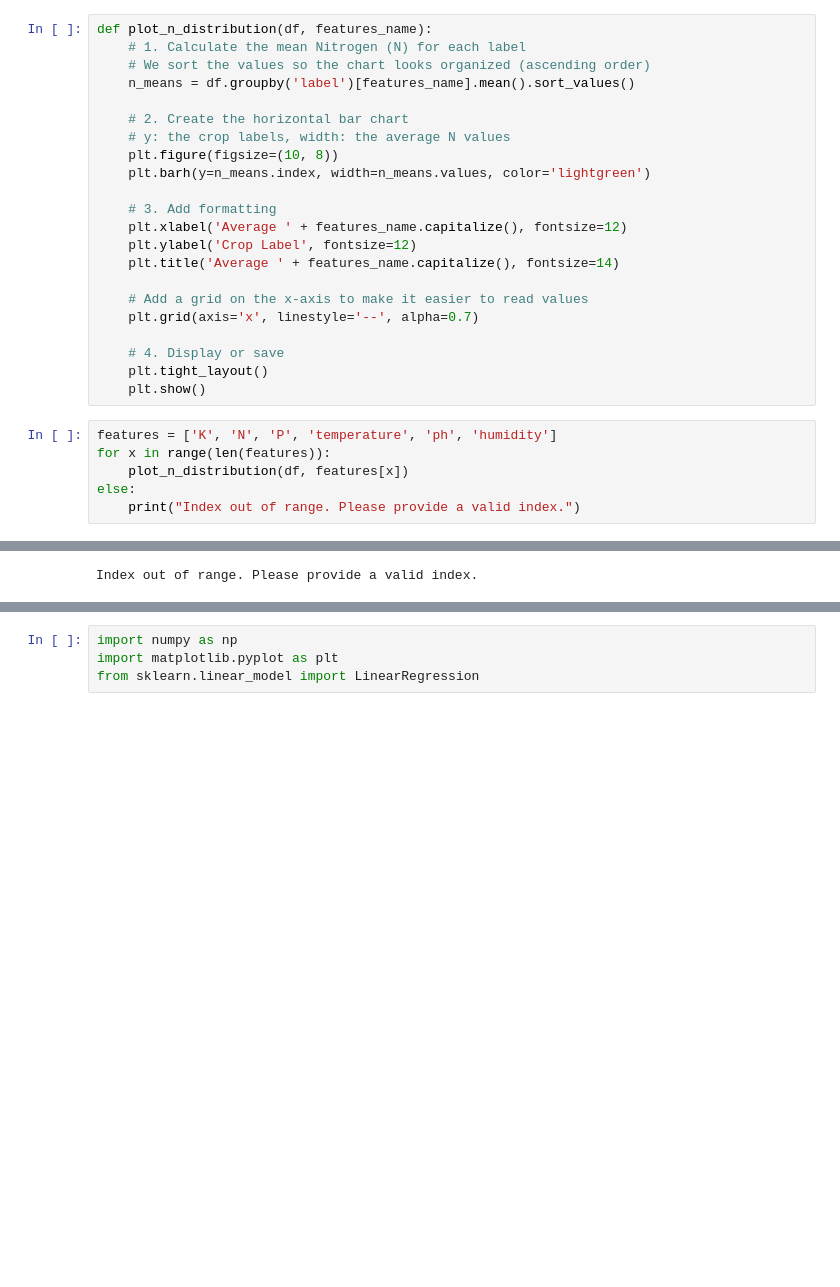
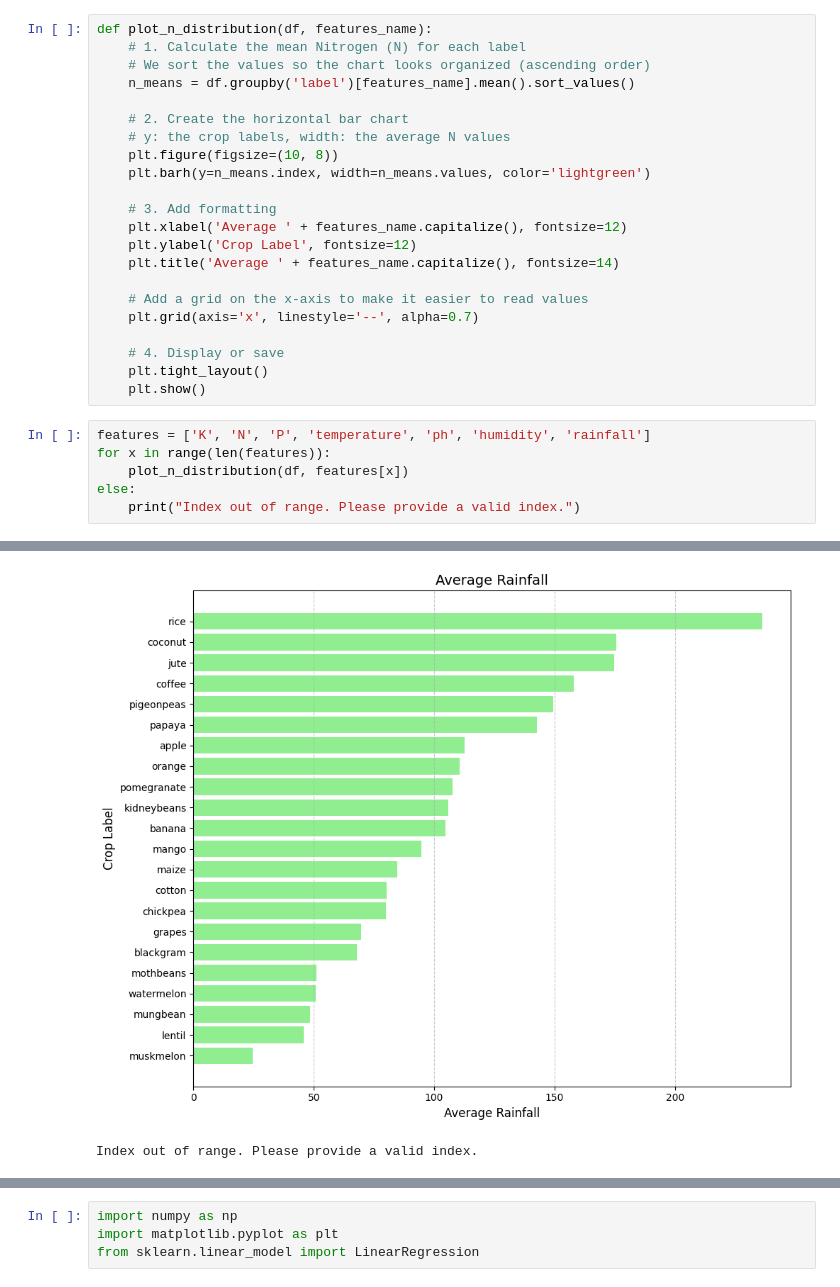
Before and after one commit to Steel69-coldhearted/AgriPredict-Precision-Farming-Pipeline, a Jupyter notebook: AgriPredict – Precision Farming Pipeline.ipynb, the cells around one changed output, grey strips where cells are left out. Cells and saved outputs as stored; diff of their text form; blank space fills up the shorter version.

```diff
--- a/AgriPredict – Precision Farming Pipeline.ipynb
+++ b/AgriPredict – Precision Farming Pipeline.ipynb
@@ -175,17 +175,18 @@ def plot_n_distribution(df, features_name):
     plt.tight_layout()
     plt.show()
 # %%
-features = ['K', 'N', 'P', 'temperature', 'ph', 'humidity']
+features = ['K', 'N', 'P', 'temperature', 'ph', 'humidity', 'rainfall']
 for x in range(len(features)):
     plot_n_distribution(df, features[x])
 else:
     print("Index out of range. Please provide a valid index.")
 # %% [output]
 [figure]
 [figure]
 [figure]
 [figure]
 [figure]
 [figure]
+[figure, added]
 Index out of range. Please provide a valid index.
 # %%
```
Also changed, not shown: parts of 7 cells of this notebook.
